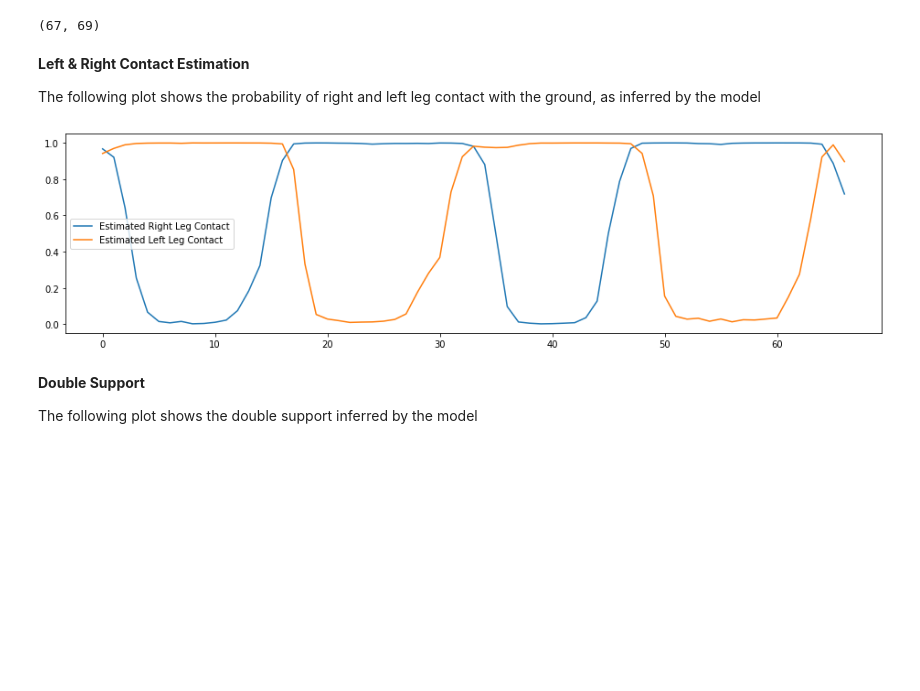
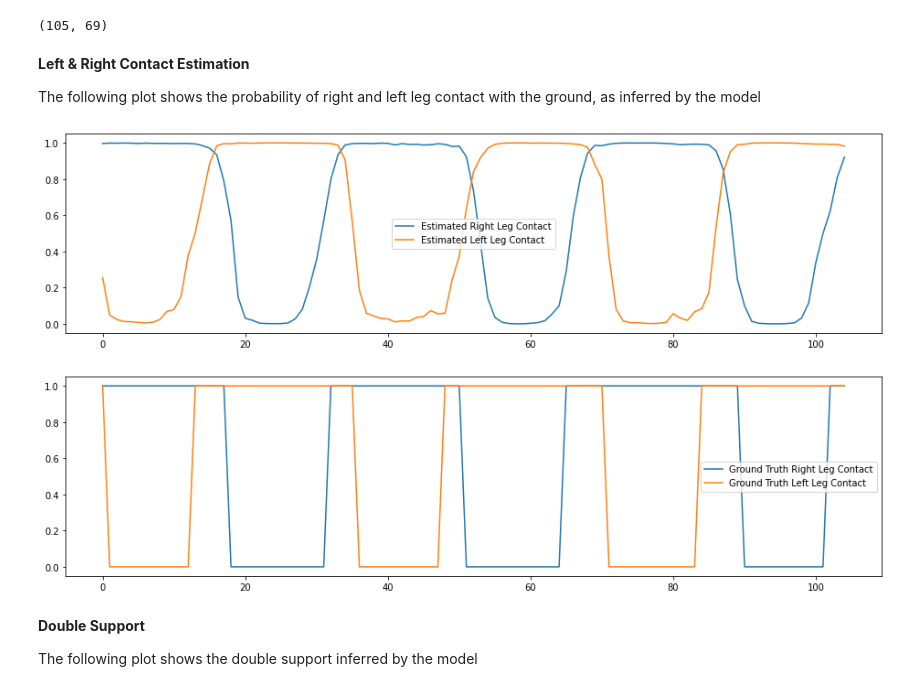
Before and after one commit to LucasEmcken/DLGaitAssessment, a Jupyter notebook: demo.ipynb, the cells around one changed output. Cells and saved outputs as stored; diff of their text form; code cells hidden in the pictures; blank space fills up the shorter version.

```diff
--- a/demo.ipynb
+++ b/demo.ipynb
@@ -31,15 +32,19 @@ model.load_state_dict(torch.load("model.pt"))
 model.eval()
 
 #load test data
-file = "data/demo_walk_1.pkl"
+file = "demo_data/demo_walk_2.pkl"
+
+#load ground truth data
+truth = pd.read_csv(f"{file[:-4]}.csv")
+right, left = truth["right_touch"], truth["left_touch"]
+
+test, x_coords = smpl_to_df(file)
 
 #apply leg fix to test data
-
-test, x_coords = smpl_to_df(file)
 test = fix_legs(test)
 torch_test = torch.tensor(test.values).float()
 # %% [output]
-(67, 69)
+(105, 69)
 # %%
 #predict
 pred = model(torch_test)
@@ -50,17 +55,22 @@ The following plot shows the probability of right and left leg contact with the
 # %%
 #plot the results
 plt.plot(pred.detach().numpy()[:,0], label="Estimated Right Leg Contact")
 plt.plot(pred.detach().numpy()[:,1], label="Estimated Left Leg Contact")
-
-#make the figure bigger
 fig = plt.gcf()
 fig.set_size_inches(16, 4)
+plt.legend()
+plt.show()
 
+#plot the ground truth
+plt.plot(right, label="Ground Truth Right Leg Contact")
+plt.plot(left, label="Ground Truth Left Leg Contact")
+fig = plt.gcf()
+fig.set_size_inches(16, 4)
 plt.legend()
-
 plt.show()
 # %% [output]
-[figure, old version]
+[figure, new version]
+[figure, added]
 # %% [markdown]
 **Double Support**
 
```
Also changed, not shown: parts of 5 cells of this notebook.
